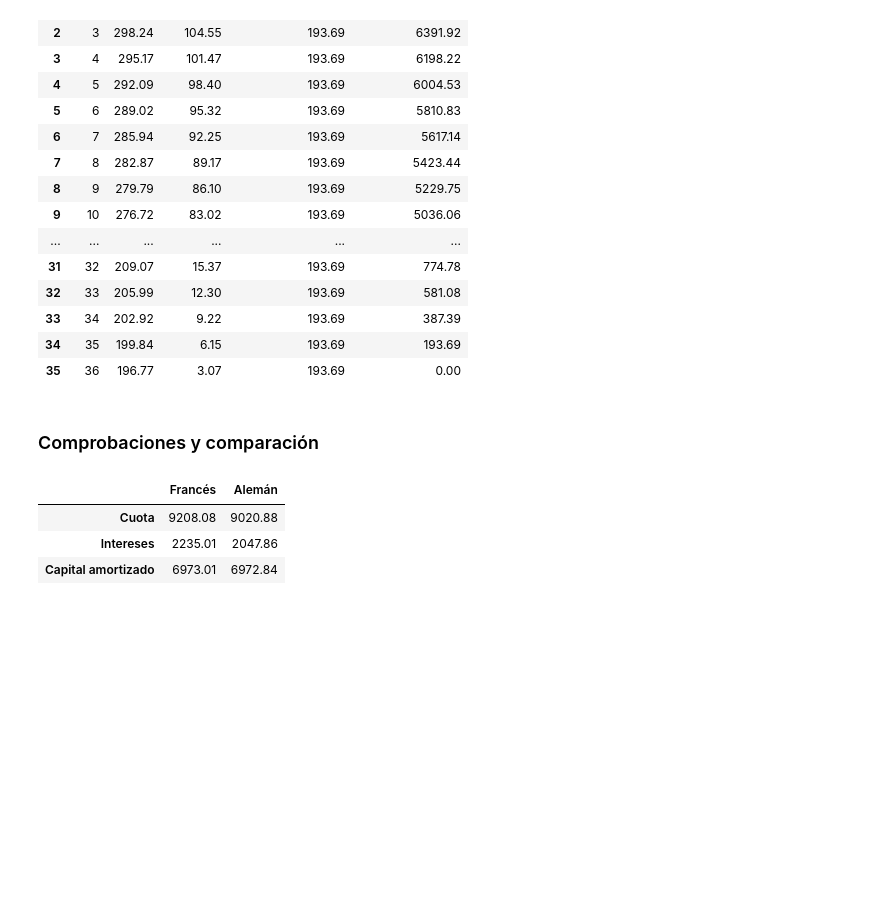
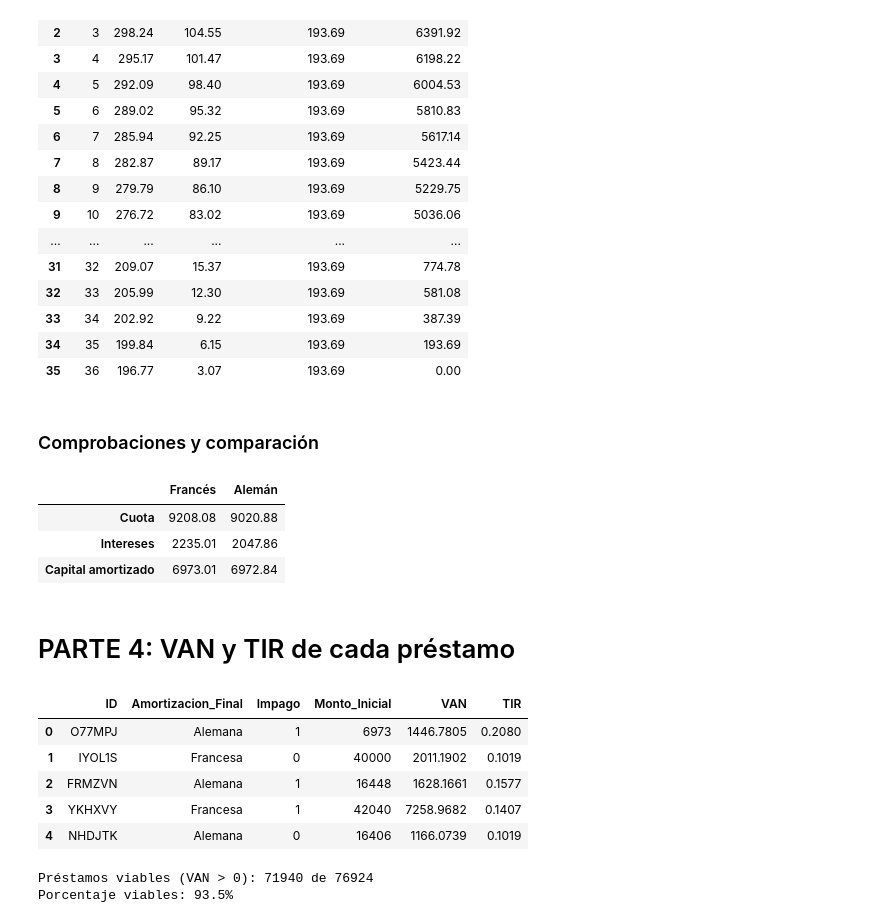
Before and after one commit to NaiaArroyo/RETO-5-NARANJA, a Jupyter notebook: Notebook Amortizacion Francesa y Aleman.ipynb, the cells around one changed output. Saved outputs shown, nothing was run; the diff lists cells and outputs as text; code cells hidden in the pictures; blank space fills up the shorter version.

Commit message:
Calculo del VAN y TIR de cada prestamo

```diff
--- a/Notebook Amortizacion Francesa y Aleman.ipynb
+++ b/Notebook Amortizacion Francesa y Aleman.ipynb
@@ -571,3 +571,5 @@ totales
 | Cuota | 9208.08 | 9020.88 |
 | Intereses | 2235.01 | 2047.86 |
 | Capital amortizado | 6973.01 | 6972.84 |
+# %% [markdown]
+# PARTE 4: VAN y TIR de cada préstamo
@@ -573,0 +615,28 @@ totales
+# %%
+lista_van = []
+lista_tir = []
+
+for indice, fila in df.iterrows():
+    flujos = flujos_prestamo(fila)
+    lista_van.append(calcular_van(tasa_mensual, flujos))
+    lista_tir.append(calcular_tir(flujos))
+
+df["VAN"] = lista_van
+df["TIR"] = (1 + pd.Series(lista_tir, index=df.index)) ** 12 - 1
+
+df[["ID", "Amortizacion_Final", "Impago", "Monto_Inicial", "VAN", "TIR"]].head().round(4)
+# %% [output]
+|  | ID | Amortizacion_Final | Impago | Monto_Inicial | VAN | TIR |
+| 0 | O77MPJ | Alemana | 1 | 6973 | 1446.7805 | 0.2080 |
+| 1 | IYOL1S | Francesa | 0 | 40000 | 2011.1902 | 0.1019 |
+| 2 | FRMZVN | Alemana | 1 | 16448 | 1628.1661 | 0.1577 |
+| 3 | YKHXVY | Francesa | 1 | 42040 | 7258.9682 | 0.1407 |
+| 4 | NHDJTK | Alemana | 0 | 16406 | 1166.0739 | 0.1019 |
+# %%
+df["Viable"] = df["VAN"] > 0
+
+print("Préstamos viables (VAN > 0):", df["Viable"].sum(), "de", len(df))
+print(f"Porcentaje viables: {df['Viable'].mean():.1%}")
+# %% [output]
+Préstamos viables (VAN > 0): 71940 de 76924
+Porcentaje viables: 93.5%
```
Also changed, not shown: parts of 1 cell of this notebook.
